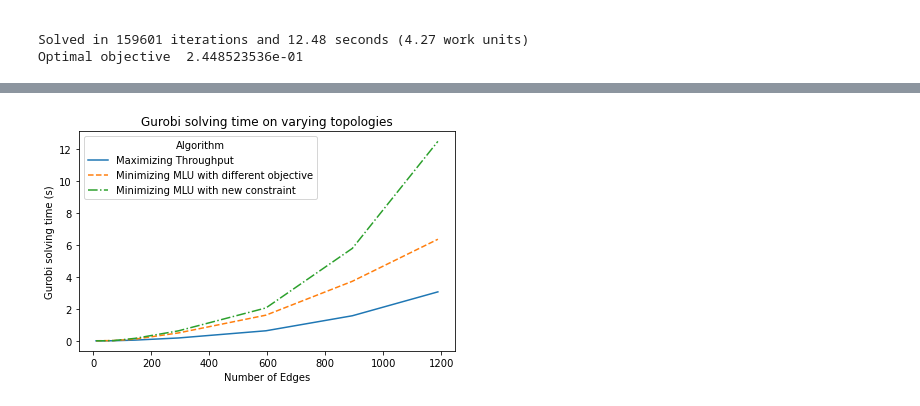
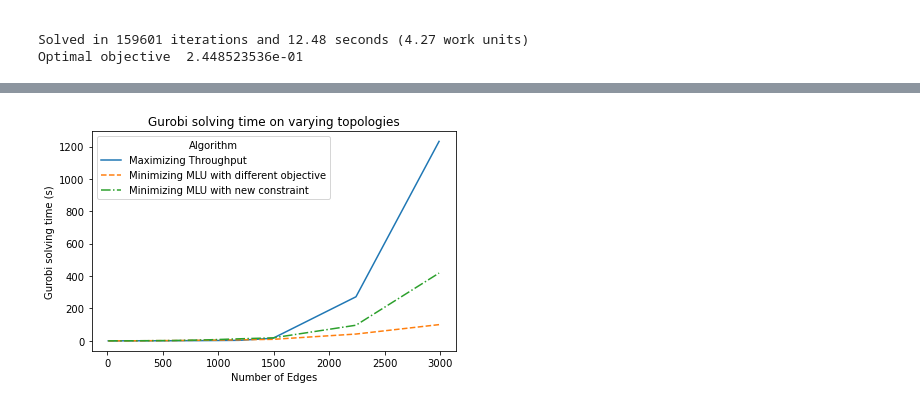
Before and after one commit to benbananas/NetworksFinal, a Jupyter notebook: topologies3.ipynb, the cells around one changed output, grey strips where cells are left out. Drawn from its saved outputs; the diff is of its cells as text; code cells hidden in the pictures.

```diff
--- a/topologies3.ipynb
+++ b/topologies3.ipynb
@@ -278,3 +278,12 @@ Coefficient statistics:
 
 Solved in 159601 iterations and 12.48 seconds (4.27 work units)
 Optimal objective  2.448523536e-01
+# %%
+G500, G500_edges = createGraph(500)
+demand500 = getDemand(500)
+runtime500_maxThroughput, runtime500_minMLUObj, runtime500_minMLUConstraint = all_formulations(G500, demand500, 500)
+
+edgeNum['G500'] = G500_edges
+res['maxThroughput'].append(runtime500_maxThroughput)
+res['minMLUObj'].append(runtime500_minMLUObj)
+res['minMLUConstraint'].append(runtime500_minMLUConstraint)
@@ -280,0 +308,9 @@ Optimal objective  2.448523536e-01
+# %%
+G750, G750_edges = createGraph(750)
+demand750 = getDemand(750)
+runtime750_maxThroughput, runtime750_minMLUObj, runtime750_minMLUConstraint = all_formulations(G750, demand750, 750)
+
+edgeNum['G750'] = G750_edges
+res['maxThroughput'].append(runtime750_maxThroughput)
+res['minMLUObj'].append(runtime750_minMLUObj)
+res['minMLUConstraint'].append(runtime750_minMLUConstraint)
@@ -280,0 +335,9 @@ Optimal objective  2.448523536e-01
+# %%
+G1000, G1000_edges = createGraph(1000)
+demand1000 = getDemand(1000)
+runtime1000_maxThroughput, runtime1000_minMLUObj, runtime1000_minMLUConstraint = all_formulations(G1000, demand1000, 1000)
+
+edgeNum['G1000'] = G1000_edges
+res['maxThroughput'].append(runtime1000_maxThroughput)
+res['minMLUObj'].append(runtime1000_minMLUObj)
+res['minMLUConstraint'].append(runtime1000_minMLUConstraint)
@@ -281,7 +362,7 @@ Optimal objective  2.448523536e-01
 # %%
 pd.DataFrame(res).to_csv('time_results3.csv')
 # %%
-nodes_cnt = [5, 10, 25, 50, 100, 200, 300, 400]
+nodes_cnt = [5, 10, 25, 50, 100, 200, 300, 400, 500, 750, 1000]
 formulation = ['Maximizing Throughput', 'Minimizing MLU with different objective', 'Minimizing MLU with new constraint']
 times_df = pd.read_csv('time_results3.csv').drop(['Unnamed: 0'], axis=1)
 line_style = ["-", "--", "-."]
@@ -300,17 +381,17 @@ plt.show()
 # %%
-edge_cnt = [edgeNum['G5'], edgeNum['G10'], edgeNum['G25'], edgeNum['G50'], edgeNum['G100'], edgeNum['G200'], edgeNum['G300'], edgeNum['G400']]
+edge_cnt = [edgeNum['G5'], edgeNum['G10'], edgeNum['G25'], edgeNum['G50'], edgeNum['G100'], edgeNum['G200'], edgeNum['G300'], edgeNum['G400'], edgeNum['G500'], edgeNum['G750'], edgeNum['G1000']]
 formulation = ['Maximizing Throughput', 'Minimizing MLU with different objective', 'Minimizing MLU with new constraint']
 times_df = pd.read_csv('time_results3.csv').drop(['Unnamed: 0'], axis=1)
 line_style = ["-", "--", "-."]
 
 for i, col in enumerate(times_df.columns):
     plt.plot(edge_cnt, times_df[col], label = formulation[i], linestyle = line_style[i])
 
 plt.title('Gurobi solving time on varying topologies')
 plt.xlabel('Number of Edges')
 plt.ylabel('Gurobi solving time (s)')
 plt.legend(title = 'Algorithm')
 plt.tight_layout()
 plt.show()
 # %% [output]
-[figure, old version]
+[figure, new version]
```
Also changed, not shown: parts of 4 cells of this notebook, 3 other files.
